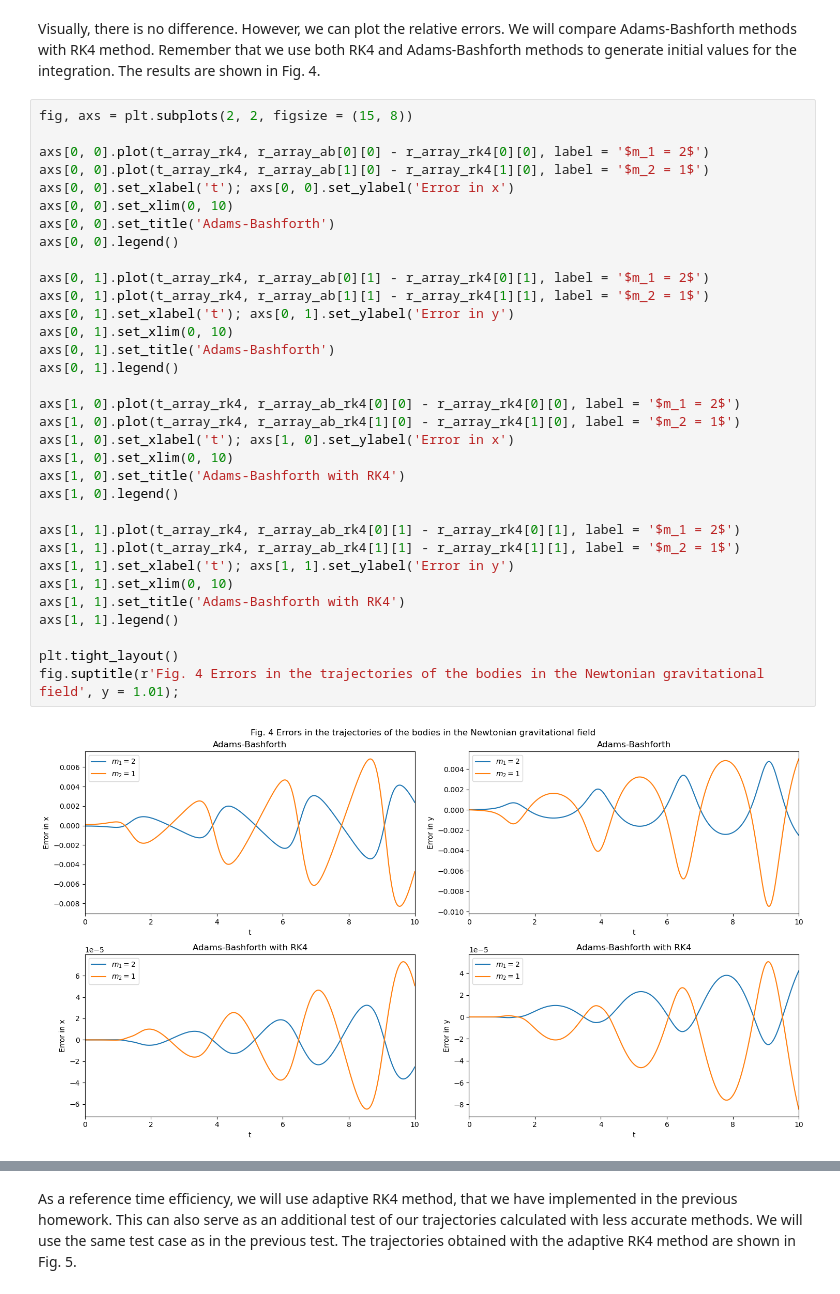
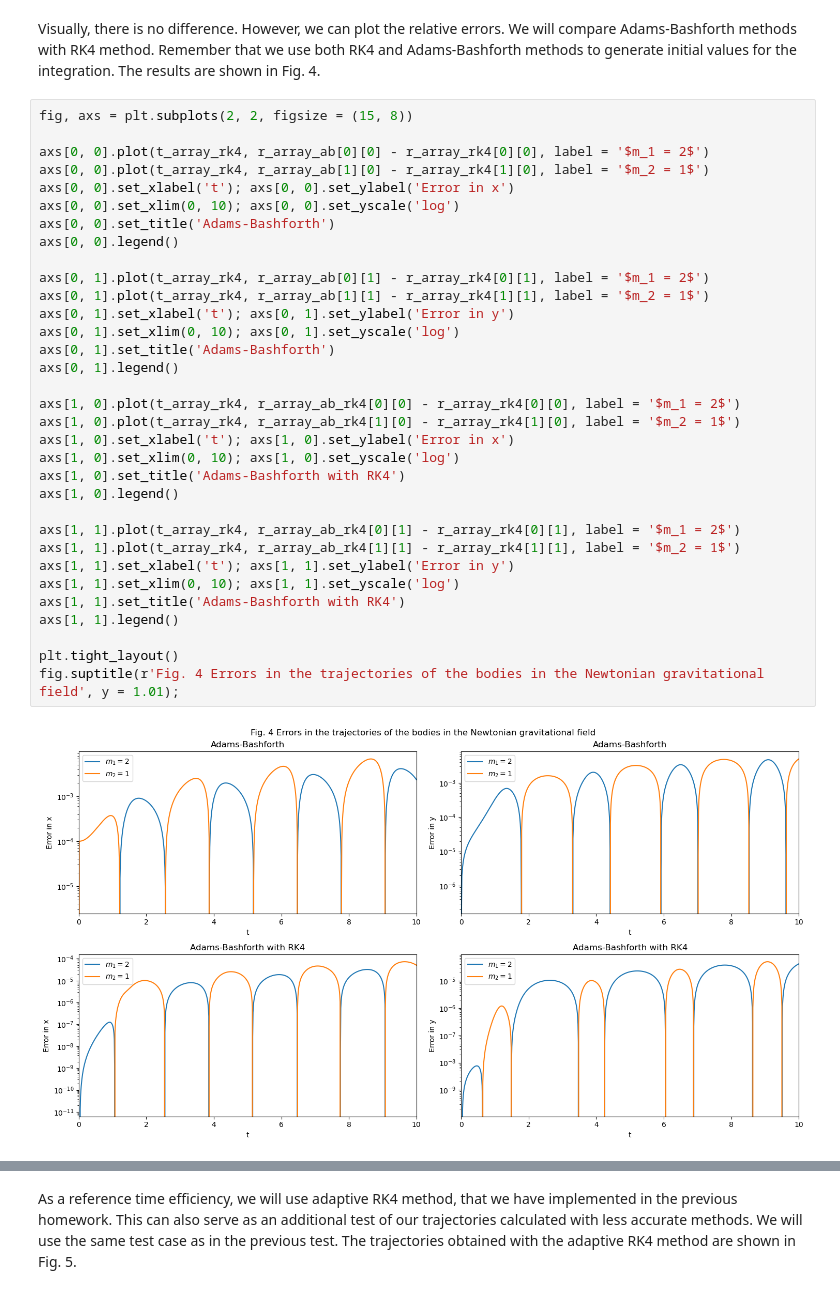
Before and after one commit to askoldvilkha/CompMethods_Astro23, a Jupyter notebook: HW4/hw4_VilkhaPaulBinu.ipynb, the cells around one changed output, grey strips where cells are left out. Cells and saved outputs as stored; diff of their text form.

```diff
--- a/HW4/hw4_VilkhaPaulBinu.ipynb
+++ b/HW4/hw4_VilkhaPaulBinu.ipynb
@@ -608,36 +608,36 @@ Visually, there is no difference. However, we can plot the relative errors. We w
 # %%
 fig, axs = plt.subplots(2, 2, figsize = (15, 8))
 
 axs[0, 0].plot(t_array_rk4, r_array_ab[0][0] - r_array_rk4[0][0], label = '$m_1 = 2$')
 axs[0, 0].plot(t_array_rk4, r_array_ab[1][0] - r_array_rk4[1][0], label = '$m_2 = 1$')
 axs[0, 0].set_xlabel('t'); axs[0, 0].set_ylabel('Error in x')
-axs[0, 0].set_xlim(0, 10)
+axs[0, 0].set_xlim(0, 10); axs[0, 0].set_yscale('log')
 axs[0, 0].set_title('Adams-Bashforth')
 axs[0, 0].legend()
 
 axs[0, 1].plot(t_array_rk4, r_array_ab[0][1] - r_array_rk4[0][1], label = '$m_1 = 2$')
 axs[0, 1].plot(t_array_rk4, r_array_ab[1][1] - r_array_rk4[1][1], label = '$m_2 = 1$')
 axs[0, 1].set_xlabel('t'); axs[0, 1].set_ylabel('Error in y')
-axs[0, 1].set_xlim(0, 10)
+axs[0, 1].set_xlim(0, 10); axs[0, 1].set_yscale('log')
 axs[0, 1].set_title('Adams-Bashforth')
 axs[0, 1].legend()
 
 axs[1, 0].plot(t_array_rk4, r_array_ab_rk4[0][0] - r_array_rk4[0][0], label = '$m_1 = 2$')
 axs[1, 0].plot(t_array_rk4, r_array_ab_rk4[1][0] - r_array_rk4[1][0], label = '$m_2 = 1$')
 axs[1, 0].set_xlabel('t'); axs[1, 0].set_ylabel('Error in x')
-axs[1, 0].set_xlim(0, 10)
+axs[1, 0].set_xlim(0, 10); axs[1, 0].set_yscale('log')
 axs[1, 0].set_title('Adams-Bashforth with RK4')
 axs[1, 0].legend()
 
 axs[1, 1].plot(t_array_rk4, r_array_ab_rk4[0][1] - r_array_rk4[0][1], label = '$m_1 = 2$')
 axs[1, 1].plot(t_array_rk4, r_array_ab_rk4[1][1] - r_array_rk4[1][1], label = '$m_2 = 1$')
 axs[1, 1].set_xlabel('t'); axs[1, 1].set_ylabel('Error in y')
-axs[1, 1].set_xlim(0, 10)
+axs[1, 1].set_xlim(0, 10); axs[1, 1].set_yscale('log')
 axs[1, 1].set_title('Adams-Bashforth with RK4')
 axs[1, 1].legend()
 
 plt.tight_layout()
 fig.suptitle(r'Fig. 4 Errors in the trajectories of the bodies in the Newtonian gravitational field', y = 1.01);
 # %% [output]
-[figure, old version]
+[figure, new version]
 # %% [markdown]
```
Also changed, not shown: parts of 23 cells of this notebook.
